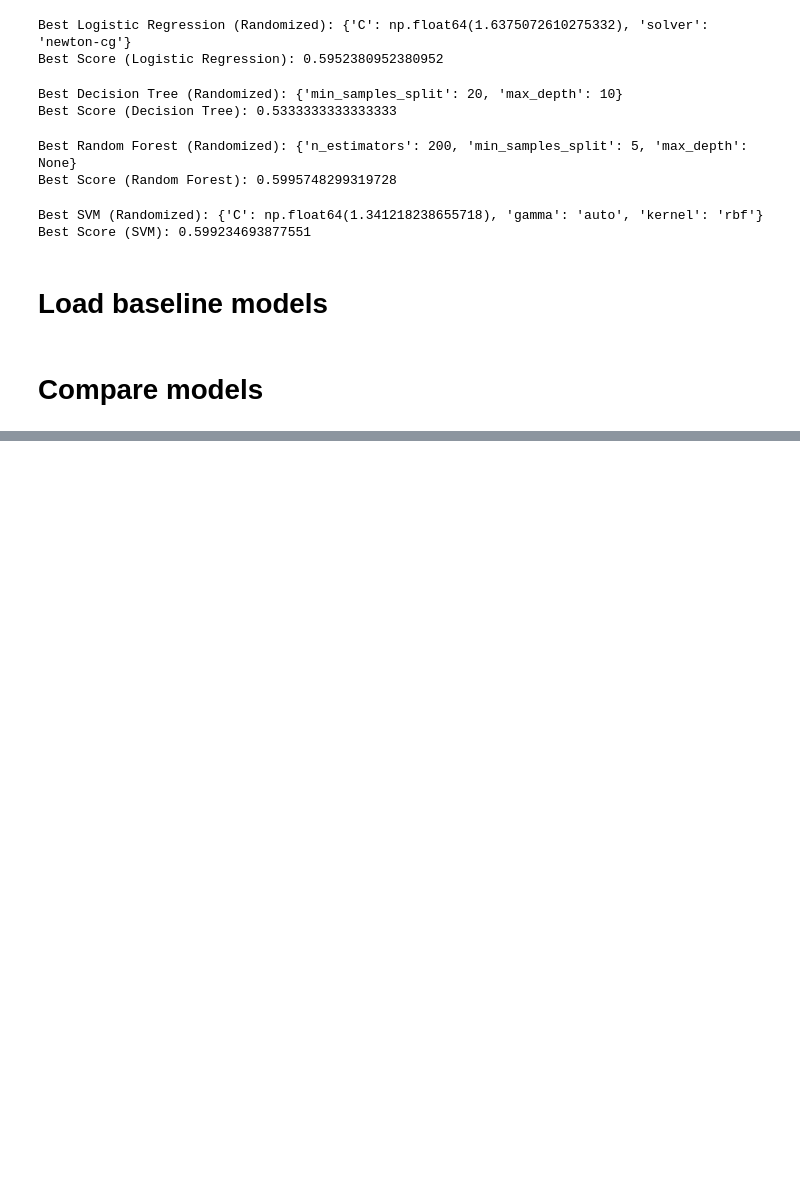
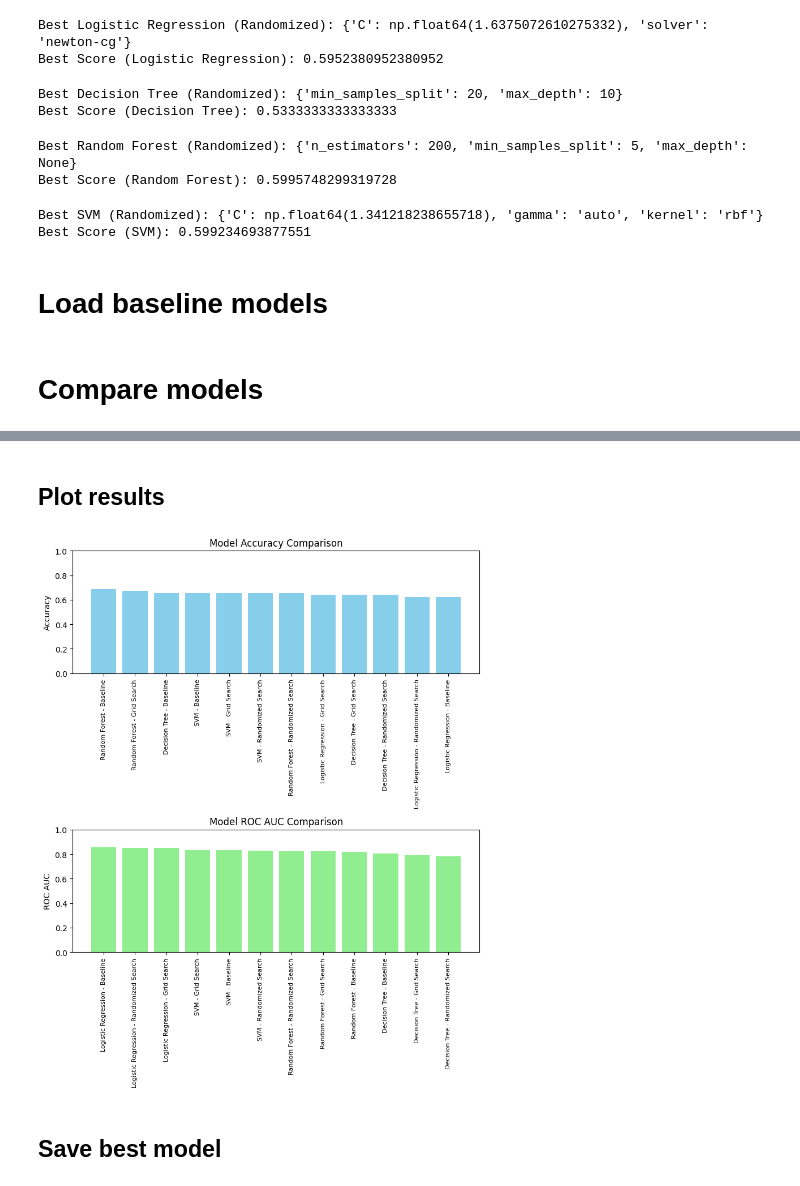
Before and after one commit to mha66/heart-disease-prediction, a Jupyter notebook: notebooks/06_hyperparameter_tuning.ipynb, the cells around one changed output, grey strips where cells are left out. Drawn from its saved outputs; the diff is of its cells as text; code cells hidden in the pictures; blank space fills up the shorter version.

Commit message:
compare models and save best-performing one

```diff
--- a/notebooks/06_hyperparameter_tuning.ipynb
+++ b/notebooks/06_hyperparameter_tuning.ipynb
@@ -24,7 +30,7 @@ X_train, X_test, y_train, y_test = train_test_split(X, y, test_size=0.2, random_
 # %%
 # Logistic Regression
 param_grid_lr = {
-    'C': [0.01, 0.1, 1, 10],
+    'C': [0.01, 0.05, 0.1, 0.5, 1, 5, 10, 50],
     'solver': ['lbfgs', 'newton-cg', 'sag', 'saga']
 }
 grid_lr = GridSearchCV(LogisticRegression(random_state=30), param_grid_lr, scoring='accuracy')
@@ -159,0 +170,23 @@ models = {
+# %%
+metrics = pd.DataFrame(columns = ["accuracy", "roc_auc", "classification_report"])
+index_to_variation = {0: "Baseline", 1: "Grid Search", 2: "Randomized Search"}
+
+for model_name, model_variations in models.items():
+    for i, model in enumerate(model_variations):
+        y_pred = model.predict(X_test)
+        y_proba = model.predict_proba(X_test)
+        accuracy = accuracy_score(y_test, y_pred)
+        roc_auc = roc_auc_score(y_test, y_proba, multi_class='ovr')
+        class_report = classification_report(y_test, y_pred, output_dict=True, zero_division=0)
+
+        metrics.loc[f"{model_name} - {index_to_variation[i]}"] = {
+            "accuracy": accuracy,
+            "roc_auc": roc_auc,
+            "classification_report": class_report
+        }
+
+
+with open("../results/hyperparameter_tuning_metrics.pkl", "wb") as f:
+    pkl.dump(metrics, f)
+
+metrics
@@ -159,0 +207,26 @@ models = {
+# %% [markdown]
+## Plot results
+# %%
+fig , (ax1, ax2) = plt.subplots(2, 1, figsize=(8, 10))
+
+acc_sorted_metrics= metrics.sort_values(by='accuracy', ascending=False)
+ax1.bar(acc_sorted_metrics.index, acc_sorted_metrics['accuracy'], color='skyblue')
+ax1.set_ylabel('Accuracy')
+ax1.set_title('Model Accuracy Comparison')
+ax1.tick_params(axis='x', labelsize=8, labelrotation=90)
+ax1.set_ylim(0, 1)
+
+auc_sorted_metrics= metrics.sort_values(by='roc_auc', ascending=False)
+ax2.bar(auc_sorted_metrics.index, auc_sorted_metrics['roc_auc'], color='lightgreen')
+ax2.set_ylabel('ROC AUC')
+ax2.set_title('Model ROC AUC Comparison')
+ax2.tick_params(axis='x', labelsize=8, labelrotation=90)
+ax2.set_ylim(0, 1)
+
+
+plt.tight_layout()
+plt.show()
+# %% [output]
+[figure, added]
+# %% [markdown]
+## Save best model
```
Also changed, not shown: parts of 8 cells of this notebook, 2 other files.
